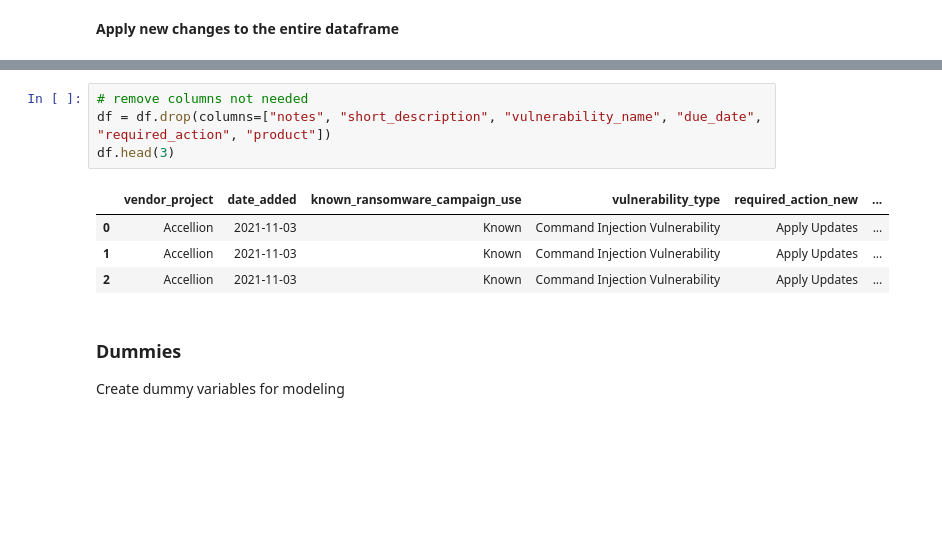
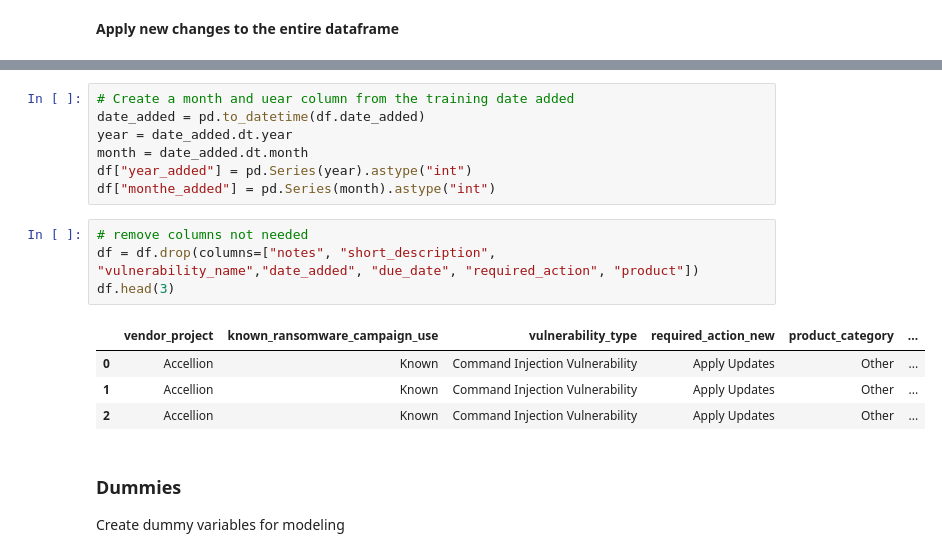
Before and after one commit to MigashaneVictoire/kev, a Jupyter notebook: wrangle.ipynb, the cells around one changed output, grey strips where cells are left out. Drawn from its saved outputs; the diff is of its cells as text; blank space fills up the shorter version.

```diff
--- a/wrangle.ipynb
+++ b/wrangle.ipynb
@@ -680,15 +680,22 @@ df.head()
 | 2 | Accellion | FTA | Accellion FTA SQL Injection Vulne... | 2021-11-03 | Accellion FTA contains a SQL inje... | Apply updates per vendor instruct... | 2021-11-17 | ... |
 | 3 | Accellion | FTA | Accellion FTA Server-Side Request... | 2021-11-03 | Accellion FTA contains a server-s... | Apply updates per vendor instruct... | 2021-11-17 | ... |
 | 4 | Adobe | Acrobat and Reader | Adobe Acrobat and Reader Heap-bas... | 2021-11-03 | Acrobat Acrobat and Reader contai... | Apply updates per vendor instruct... | 2021-11-17 | ... |
+# %%
+# Create a month and uear column from the training date added
+date_added = pd.to_datetime(df.date_added)
+year = date_added.dt.year
+month = date_added.dt.month
+df["year_added"] = pd.Series(year).astype("int")
+df["monthe_added"] = pd.Series(month).astype("int")
 # %%
 # remove columns not needed
-df = df.drop(columns=["notes", "short_description", "vulnerability_name", "due_date", "required_action", "product"])
+df = df.drop(columns=["notes", "short_description", "vulnerability_name","date_added", "due_date", "required_action", "product"])
 df.head(3)
 # %% [output]
-|  | vendor_project | date_added | known_ransomware_campaign_use | vulnerability_type | required_action_new | ... |
-| 0 | Accellion | 2021-11-03 | Known | Command Injection Vulnerability | Apply Updates | ... |
-| 1 | Accellion | 2021-11-03 | Known | Command Injection Vulnerability | Apply Updates | ... |
-| 2 | Accellion | 2021-11-03 | Known | Command Injection Vulnerability | Apply Updates | ... |
+|  | vendor_project | known_ransomware_campaign_use | vulnerability_type | required_action_new | product_category | ... |
+| 0 | Accellion | Known | Command Injection Vulnerability | Apply Updates | Other | ... |
+| 1 | Accellion | Known | Command Injection Vulnerability | Apply Updates | Other | ... |
+| 2 | Accellion | Known | Command Injection Vulnerability | Apply Updates | Other | ... |
 # %% [markdown]
 ### Dummies
 
```
Also changed, not shown: parts of 7 cells of this notebook, 48 other files.
